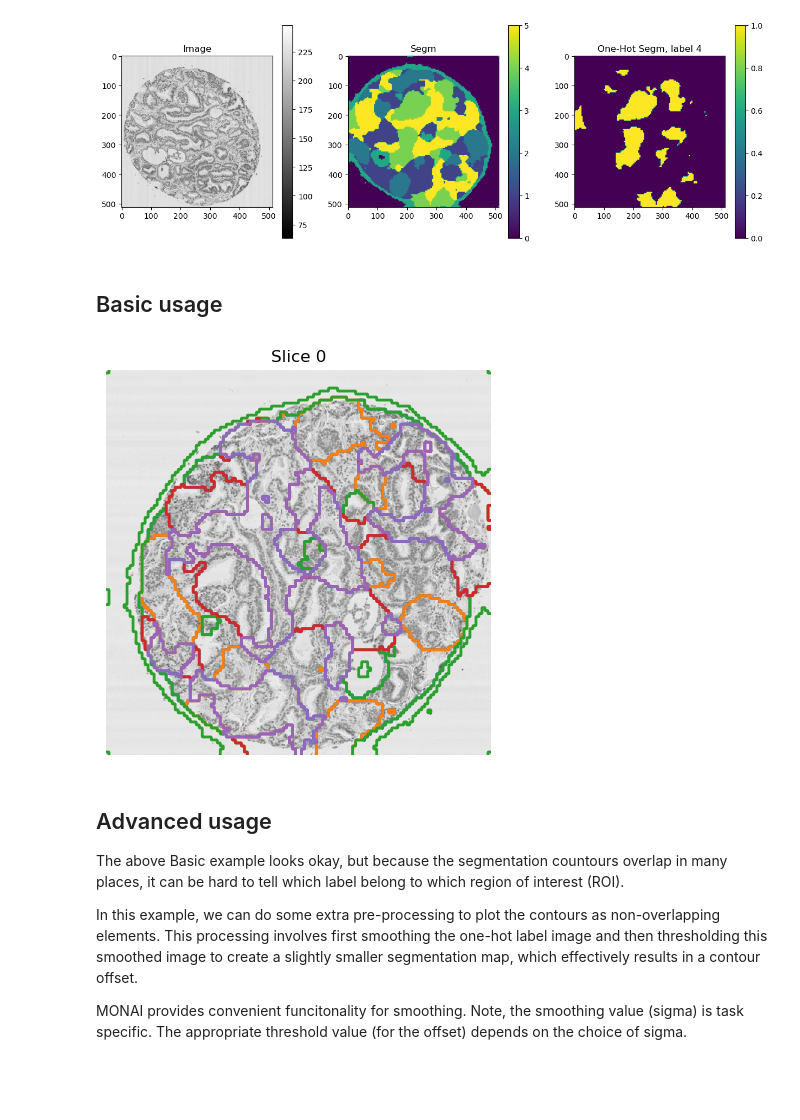
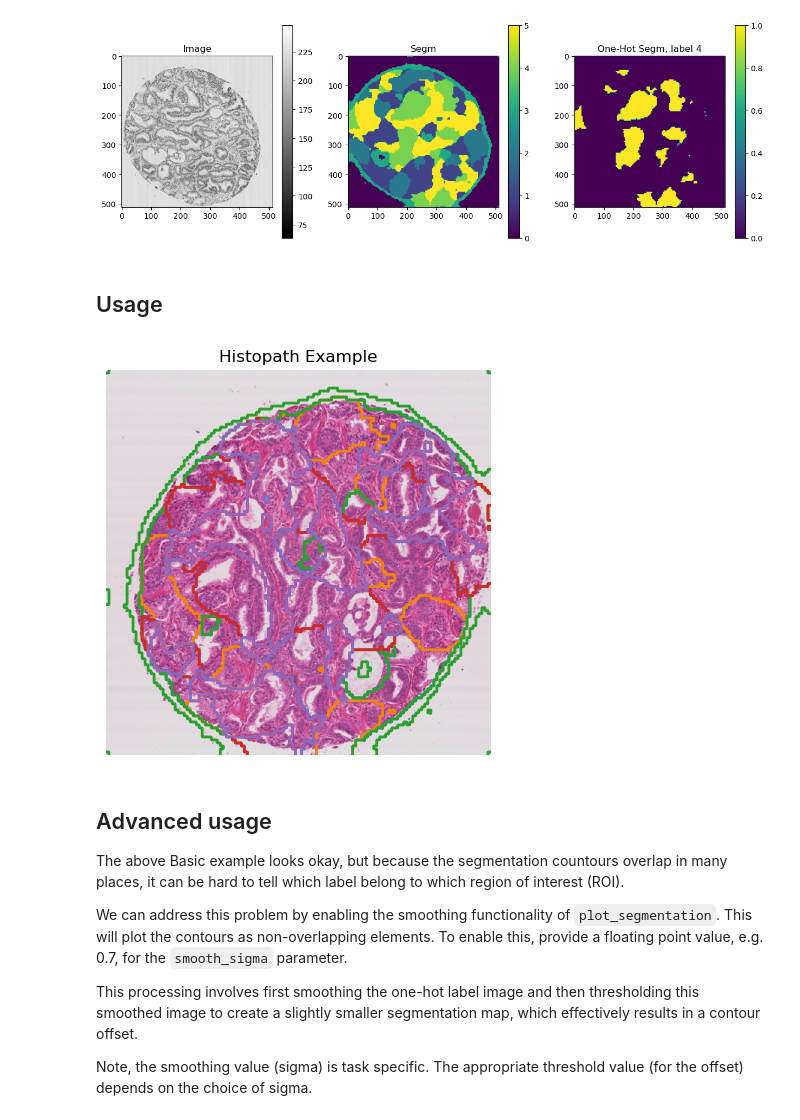
Before and after one commit to OnofreyLab/segmentation-plot, a Jupyter notebook: notebooks/example_histopath.ipynb, the cells around one changed output. Cells and saved outputs as stored; diff of their text form; code cells hidden in the pictures; blank space fills up the shorter version.

Commit message:
histopath example update

```diff
--- a/notebooks/example_histopath.ipynb
+++ b/notebooks/example_histopath.ipynb
@@ -57,29 +54,29 @@ plt.colorbar()
 plt.show()
 # %% [output]
 [figure]
-# %% [markdown]
-## Basic usage
-# %%
-plotter = segmplot.PlotSegmentation(
-    slice_axis=3,
-    # num_slices=1,
-    # slice_spacing=1,
-    linewidth=2.0,
-    alpha=1.0,
-    linestyle='-'
-)
-
-plt.figure('Histopath Segm', (5,5))
-plotter(Image, [Segm_onehot], cmap_name=['tab10'])
-# plt.savefig('histopath_segm.pdf')
-plt.show()
-# %% [output]
-[figure, removed]
+# %% [markdown]
+## Usage
+# %%
+plt.figure('example', (5, 5))
+segmplot.plot_segmentation(
+    image=Image.astype(int).squeeze(),
+    segm=[Segm_onehot.squeeze()],
+    segm_cmap=[plt.colormaps['tab10']],
+    linewidth=2.0,
+    alpha=1.0,
+    linestyle='-',
+)
+plt.title("Histopath Example")
+plt.show()
+# %% [output]
+[figure, added]
 # %% [markdown]
 ## Advanced usage
 
 The above Basic example looks okay, but because the segmentation countours overlap in many places, it can be hard to tell which label belong to which region of interest (ROI).
 
-In this example, we can do some extra pre-processing to plot the contours as non-overlapping elements. This processing involves first smoothing the one-hot label image and then thresholding this smoothed image to create a slightly smaller segmentation map, which effectively results in a contour offset.
+We can address this problem by enabling the smoothing functionality of `plot_segmentation`. This will plot the contours as non-overlapping elements. To enable this, provide a floating point value, e.g. 0.7, for the `smooth_sigma` parameter.
 
-MONAI provides convenient funcitonality for smoothing. Note, the smoothing value (sigma) is task specific. The appropriate threshold value (for the offset) depends on the choice of sigma.
+This processing involves first smoothing the one-hot label image and then thresholding this smoothed image to create a slightly smaller segmentation map, which effectively results in a contour offset.
+
+Note, the smoothing value (sigma) is task specific. The appropriate threshold value (for the offset) depends on the choice of sigma.
```
Also changed, not shown: parts of 6 cells of this notebook, 3 other files.
